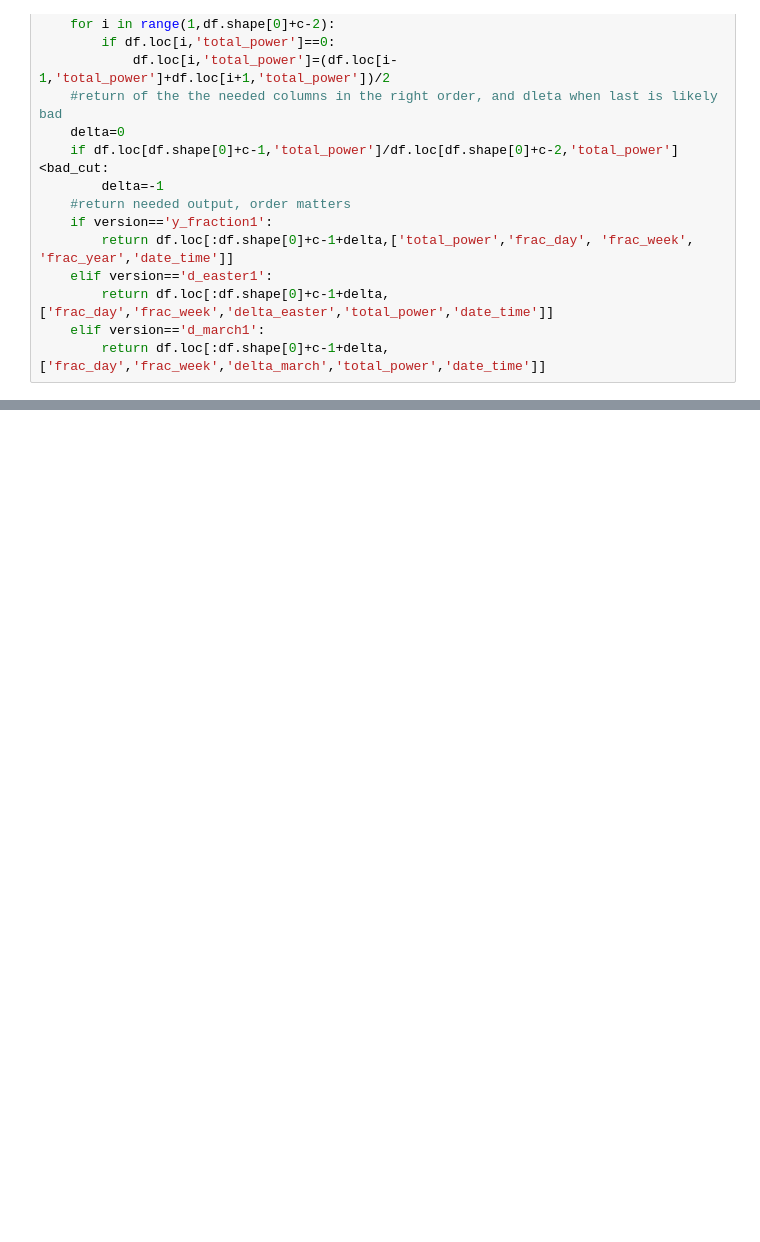
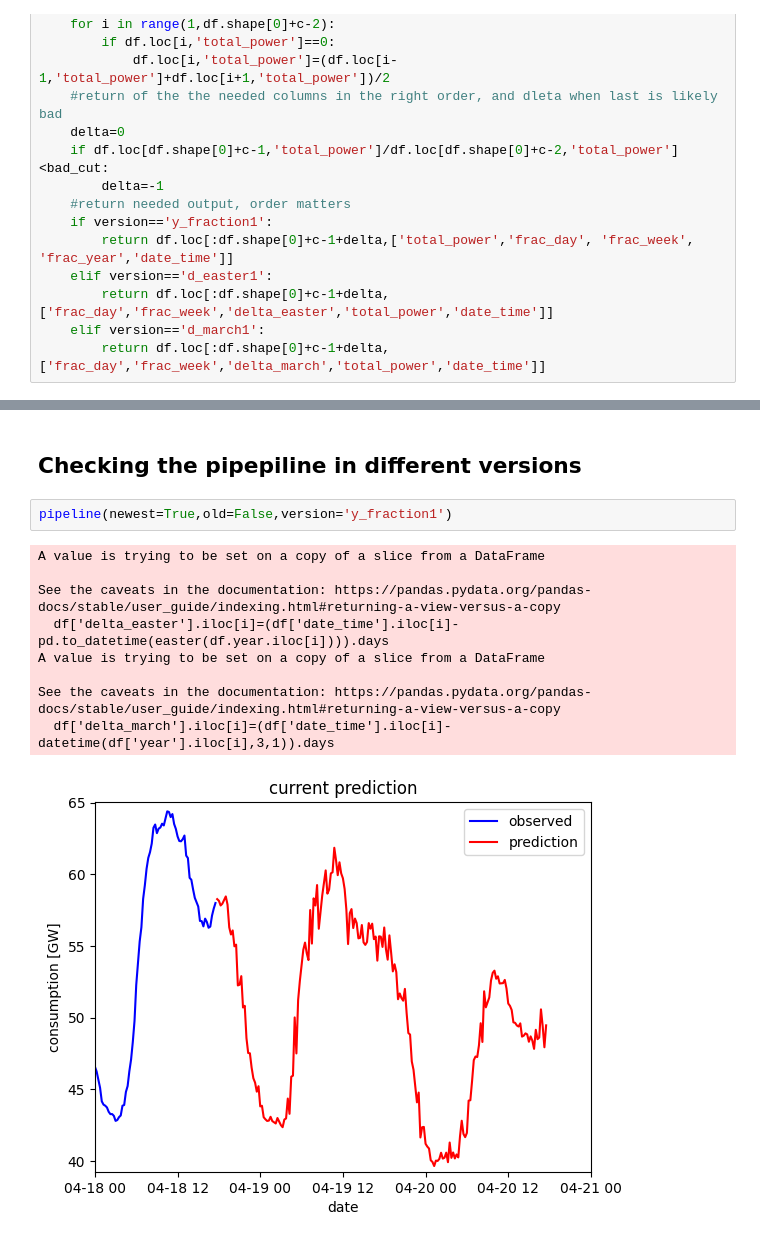
Before and after one commit to tkfritz/energy-timeseries, a Jupyter notebook: new_preprocess.ipynb, the cells around one changed output, grey strips where cells are left out. Saved outputs shown, nothing was run; the diff lists cells and outputs as text; blank space fills up the shorter version.

```diff
--- a/new_preprocess.ipynb
+++ b/new_preprocess.ipynb
@@ -194,0 +204,14 @@ def pipeline_v3(version='d_easter1',silent=True,plot_error=False,mode='quadratic
+# %% [markdown]
+## Checking the pipepiline in different versions
+# %%
+pipeline(newest=True,old=False,version='y_fraction1')
+# %% [output]
+A value is trying to be set on a copy of a slice from a DataFrame
+
+See the caveats in the documentation: https://pandas.pydata.org/pandas-docs/stable/user_guide/indexing.html#returning-a-view-versus-a-copy
+  df['delta_easter'].iloc[i]=(df['date_time'].iloc[i]-pd.to_datetime(easter(df.year.iloc[i]))).days
+A value is trying to be set on a copy of a slice from a DataFrame
+
+See the caveats in the documentation: https://pandas.pydata.org/pandas-docs/stable/user_guide/indexing.html#returning-a-view-versus-a-copy
+  df['delta_march'].iloc[i]=(df['date_time'].iloc[i]-datetime(df['year'].iloc[i],3,1)).days
+[figure, added]
```
Also changed, not shown: parts of 14 cells of this notebook.
